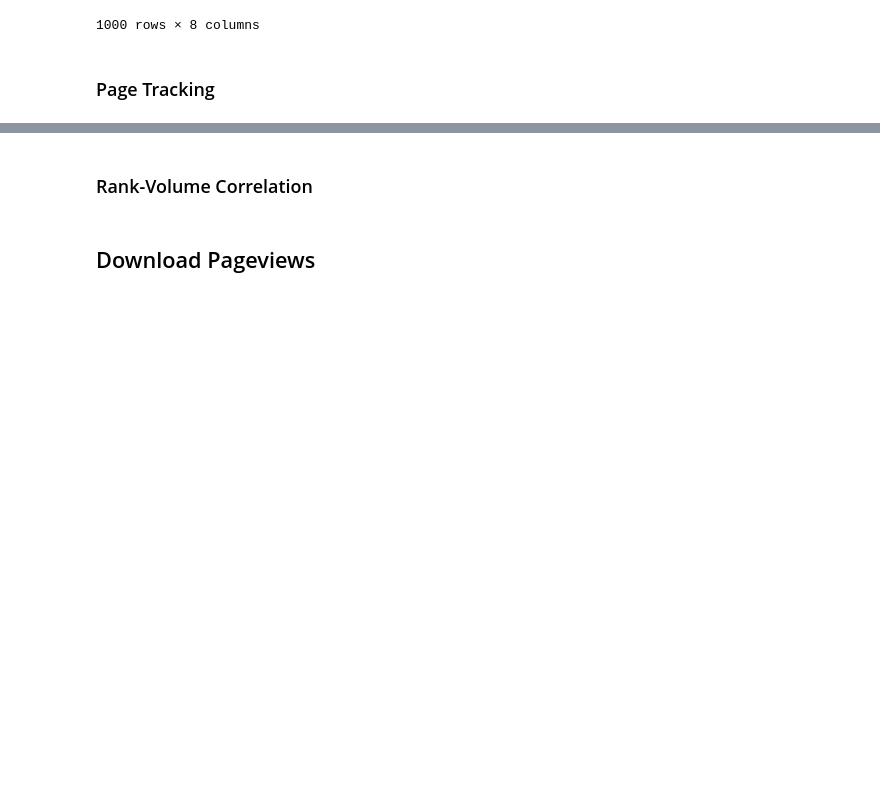
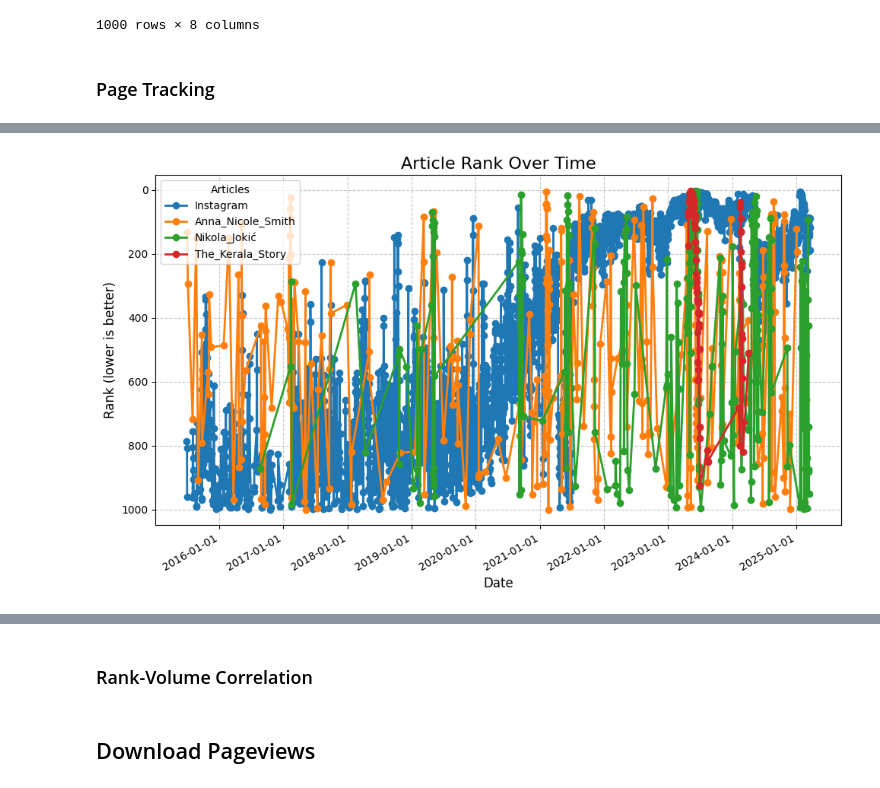
Before and after one commit to ralgara/wikipedia, a Jupyter notebook: wikipedia.ipynb, the cells around one changed output, grey strips where cells are left out. Drawn from its saved outputs; the diff is of its cells as text; code cells hidden in the pictures; blank space fills up the shorter version.

```diff
--- a/wikipedia.ipynb
+++ b/wikipedia.ipynb
@@ -292,8 +440,8 @@ pageviews[
 df = pageviews[
     pageviews['article'].isin(
         pageviews[
-            pageviews['date'] == pageviews['date'].quantile(0.71)
-        ][['article']][8:12].values.flatten()
+            pageviews['date'] == pageviews['date'].quantile(0.81)
+        ][['article']][22:26].values.flatten()
     )
 ]
 
@@ -305,43 +453,32 @@ plt.figure(figsize=(10, 6))
 unique_articles = df['article'].unique()
 
 # Create a line for each article
 for article in unique_articles:
     article_data = df[df['article'] == article]
     plt.plot(
         article_data['date'],
         article_data['rank'],
         marker='o',
         linestyle='-', linewidth=2, label=article)
 
 
 # Invert y-axis since lower rank is better
 plt.gca().invert_yaxis()
 
 # Format the plot
 plt.title('Article Rank Over Time', fontsize=16)
 plt.xlabel('Date', fontsize=12)
 plt.ylabel('Rank (lower is better)', fontsize=12)
 plt.grid(True, linestyle='--', alpha=0.7)
 plt.legend(title='Articles')
 
 # Format the date on x-axis
 plt.gca().xaxis.set_major_formatter(mdates.DateFormatter('%Y-%m-%d'))
 plt.gcf().autofmt_xdate()  # Rotate date labels
 
 # Adjust layout
 plt.tight_layout()
 
-# Optional: Add annotations for each point
-# for idx, row in df.iterrows():
-#     plt.annotate(f"{row['rank']}",
-#                  (row['date'], row['rank']),
-#                  textcoords="offset points",
-#                  xytext=(0,10),
-#                  ha='center')
-
 plt.show()
-
-# Alternatively, you can use the 'nrank' instead of 'rank' if that's preferred
-# Just replace 'rank' with 'nrank' in the plot and annotation code above
-
-#.iloc[:5].to_dict()
+# %% [output]
+[figure, added]
```
Also changed, not shown: parts of 9 cells of this notebook.
